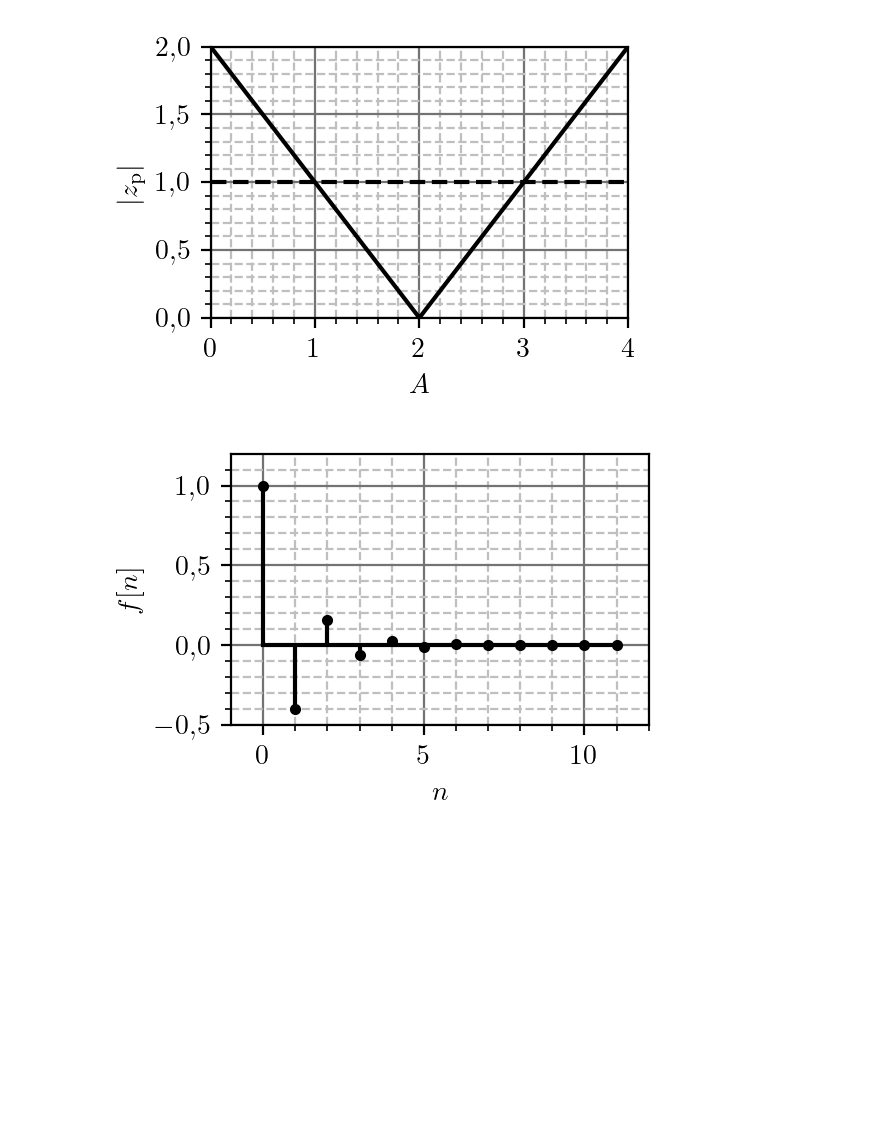
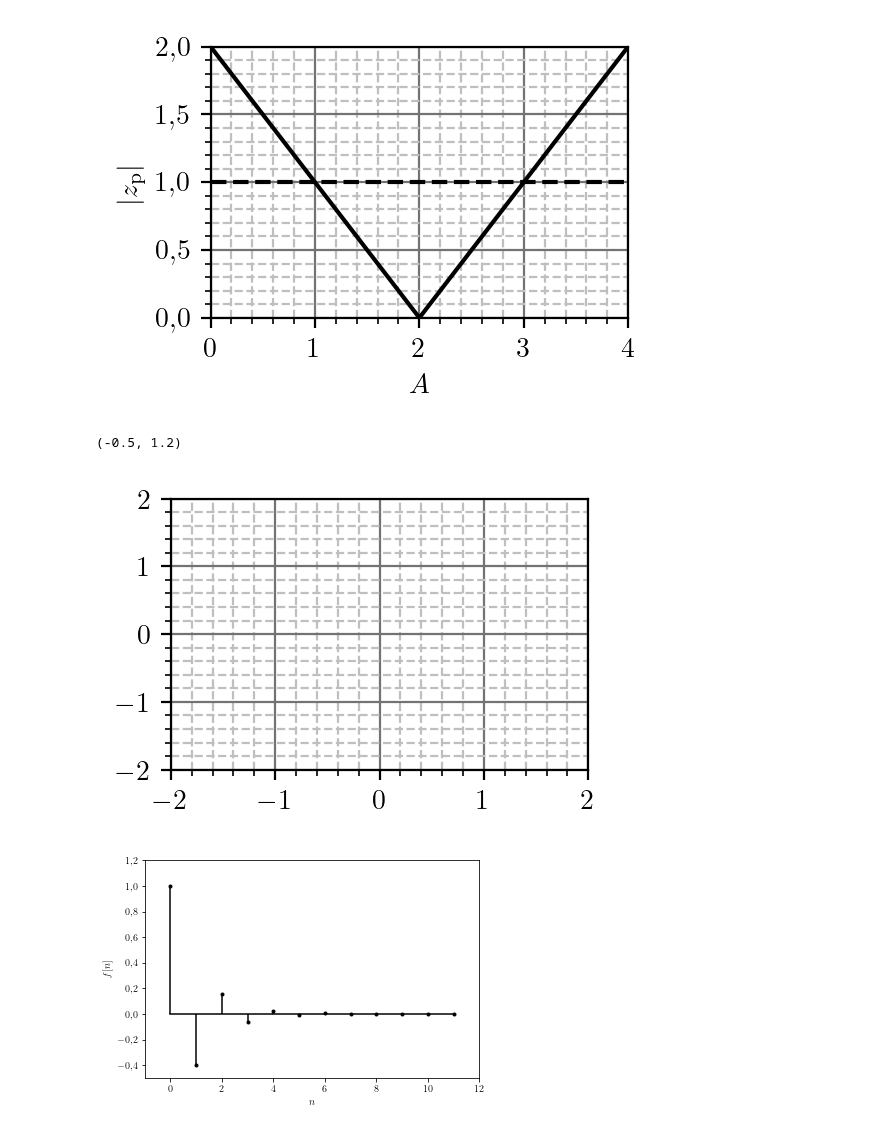
Before and after one commit to djokicd/zbirka-sis, a Jupyter notebook: 6_z_transformacija/1_diskretni/fig/ZT_disk_plotovi.ipynb, the cells around one changed output. Drawn from its saved outputs; the diff is of its cells as text; code cells hidden in the pictures; blank space fills up the shorter version.

```diff
--- a/6_z_transformacija/1_diskretni/fig/ZT_disk_plotovi.ipynb
+++ b/6_z_transformacija/1_diskretni/fig/ZT_disk_plotovi.ipynb
@@ -249,35 +249,40 @@ plt.savefig("z_mod.pdf", bbox_inches='tight')
 [figure]
 # %%
 generate_canvas( w = .4 * 165 / 24.5, a = 1.5 )
+
+fig, ax = plt.subplots(nrows=1)
 
 K = -1
 tau_0 = 200e-6
 
 tau_rhp = 100e-6
 
 N = 2
 
 def x(n):
     if n < 0: return 0
     return (-0.4)**n
 
 n = arange(0, 12)
 
 v1_dsk = [ x(i) for i in n ]
 
 
 #plot(Ω_vec/pi, abs(v1), 'k--', lw = .8)
 stem(n, v1_dsk,  use_line_collection=True, basefmt="k", markerfmt="k.", linefmt = 'k')
 
 xlabel(r"$n$")
 ylabel(r"$f[n]$")
 
 xlim(-1, 12)
 ylim(-0.5 , 1.2)
 
 #legend([2,4,6])
 
+#ax.set_yscale('symlog', linthresh=0.015)
 
-plt.savefig("h_equalizer.pdf", bbox_inches='tight')
+#plt.savefig("h_equalizer.pdf", bbox_inches='tight')
 # %% [output]
+(-0.5, 1.2)
-[figure, old version]
+[figure, new version]
+[figure, added]
```
Also changed, not shown: 3 other files.
